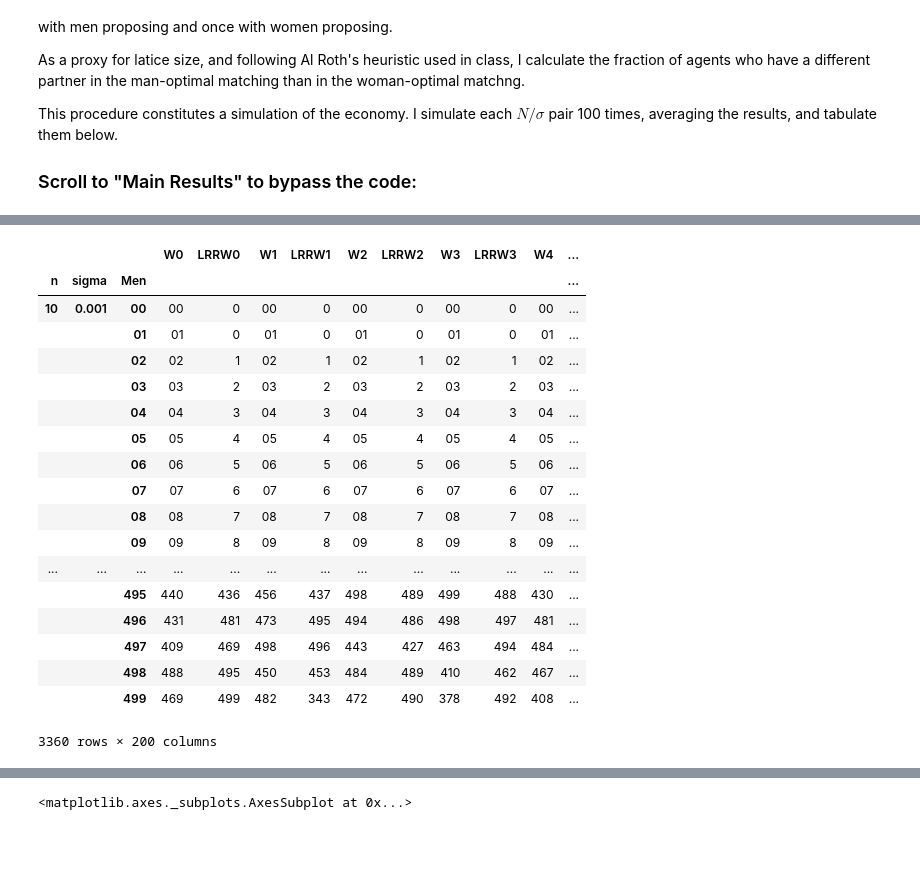
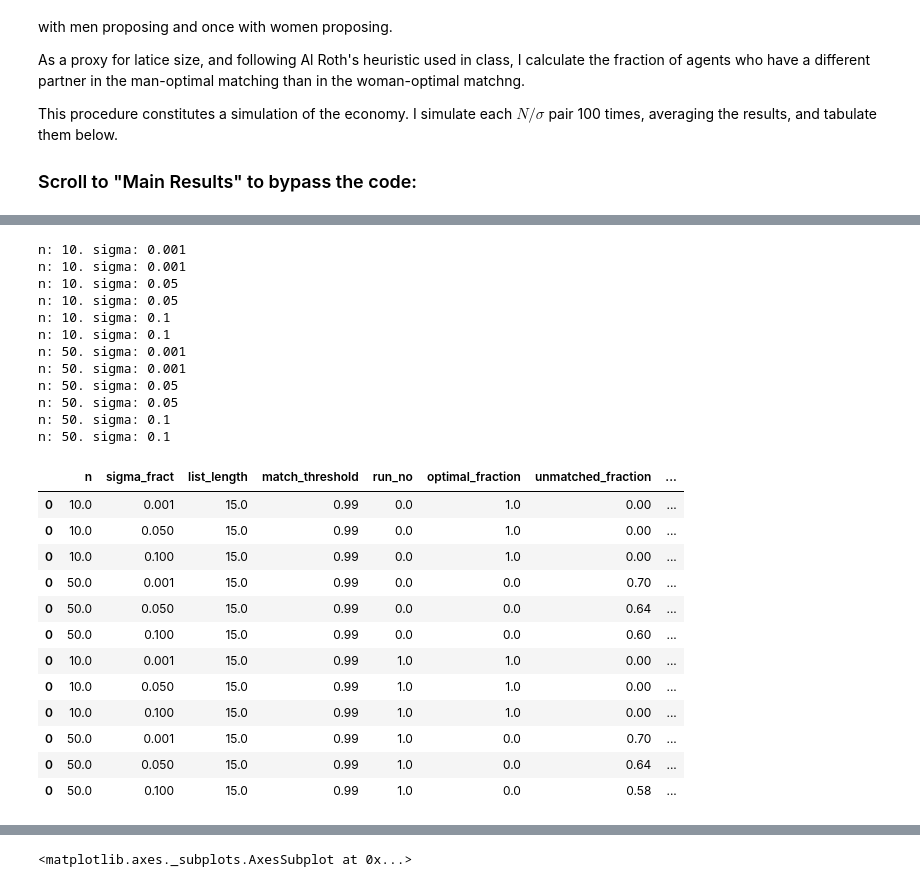
Before and after one commit to tgardnerh/MarketDesign, a Jupyter notebook: Short_Ranklist.ipynb, the cells around one changed output, grey strips where cells are left out. Cells and saved outputs as stored; diff of their text form; code cells hidden in the pictures; blank space fills up the shorter version.

```diff
--- a/Short_Ranklist.ipynb
+++ b/Short_Ranklist.ipynb
@@ -189,43 +256,74 @@ def simulate(run_no):
     #Note that, as noted above, I define the parameters here, within a program. This is bad.
     #Also note that the code in this block changes a bit as I add to the "results" object without
     #re-running the entire simulation
-    sizes = [10, 50, 500, 5000]
-    sigmas = [.001,.005, .01,.05, .1]
+    sizes = [10, 50]
+    #, 500, 1500]
+    sigmas = [.001,.05, .1]
     #Slopyness ends here
 
     result = pd.DataFrame()
     for n in sizes:
         for sigma_fraction in sigmas:
-            result = result.append(GS_Sim(n, sigma_fraction, run_no))
+            print("n: "+ str(n) + ". sigma: "+str(sigma_fraction))
+            result = result.append(pd.DataFrame(sim_short(
+                n ,
+                sigma_fraction ,
+                list_length = 15,
+                match_threshold = .99,
+                run_no = run_no)).T)
 
     return result
 # %%
 
+runs = 2
 
 pool = mp.Pool(processes = (mp.cpu_count()))
 results = pool.map(simulate, range(0,runs))
 pool.close()
 pool.join()
 
-results_df = pd.concat(results, sort=True, axis = 1)
+results_df = pd.concat(results, sort=True, axis = 0)
+
+results_df.columns = ["n",
+    "sigma_fract",
+    "list_length",
+    "match_threshold",
+    "run_no",
+    "optimal_fraction",
+    "unmatched_fraction",
+    "average_unmatched_pctl",
+    "avg_missed_by_pctl",
+    "long_short_same_fract",
+    "avg_missed_by_no_unm_pctl",
+    "core_size",
+    "core_size_long"]
+
+
+
 results_df
 # %% [output]
+n: 10. sigma: 0.001
+n: 10. sigma: 0.001
+n: 10. sigma: 0.05
+n: 10. sigma: 0.05
+n: 10. sigma: 0.1
+n: 10. sigma: 0.1
+n: 50. sigma: 0.001
+n: 50. sigma: 0.001
+n: 50. sigma: 0.05
+n: 50. sigma: 0.05
+n: 50. sigma: 0.1
+n: 50. sigma: 0.1
-|  |  |  | W0 | LRRW0 | W1 | LRRW1 | W2 | LRRW2 | W3 | LRRW3 | W4 | ... |
-| n | sigma | Men |  |  |  |  |  |  |  |  |  | ... |
-| 10 | 0.001 | 00 | 00 | 0 | 00 | 0 | 00 | 0 | 00 | 0 | 00 | ... |
-|  |  | 01 | 01 | 0 | 01 | 0 | 01 | 0 | 01 | 0 | 01 | ... |
-|  |  | 02 | 02 | 1 | 02 | 1 | 02 | 1 | 02 | 1 | 02 | ... |
-|  |  | 03 | 03 | 2 | 03 | 2 | 03 | 2 | 03 | 2 | 03 | ... |
-|  |  | 04 | 04 | 3 | 04 | 3 | 04 | 3 | 04 | 3 | 04 | ... |
-|  |  | 05 | 05 | 4 | 05 | 4 | 05 | 4 | 05 | 4 | 05 | ... |
-|  |  | 06 | 06 | 5 | 06 | 5 | 06 | 5 | 06 | 5 | 06 | ... |
-|  |  | 07 | 07 | 6 | 07 | 6 | 07 | 6 | 07 | 6 | 07 | ... |
-|  |  | 08 | 08 | 7 | 08 | 7 | 08 | 7 | 08 | 7 | 08 | ... |
-|  |  | 09 | 09 | 8 | 09 | 8 | 09 | 8 | 09 | 8 | 09 | ... |
-| ... | ... | ... | ... | ... | ... | ... | ... | ... | ... | ... | ... | ... |
-|  |  | 495 | 440 | 436 | 456 | 437 | 498 | 489 | 499 | 488 | 430 | ... |
-|  |  | 496 | 431 | 481 | 473 | 495 | 494 | 486 | 498 | 497 | 481 | ... |
-|  |  | 497 | 409 | 469 | 498 | 496 | 443 | 427 | 463 | 494 | 484 | ... |
-|  |  | 498 | 488 | 495 | 450 | 453 | 484 | 489 | 410 | 462 | 467 | ... |
-|  |  | 499 | 469 | 499 | 482 | 343 | 472 | 490 | 378 | 492 | 408 | ... |
+|  | n | sigma_fract | list_length | match_threshold | run_no | optimal_fraction | unmatched_fraction | ... |
+| 0 | 10.0 | 0.001 | 15.0 | 0.99 | 0.0 | 1.0 | 0.00 | ... |
+| 0 | 10.0 | 0.050 | 15.0 | 0.99 | 0.0 | 1.0 | 0.00 | ... |
+| 0 | 10.0 | 0.100 | 15.0 | 0.99 | 0.0 | 1.0 | 0.00 | ... |
+| 0 | 50.0 | 0.001 | 15.0 | 0.99 | 0.0 | 0.0 | 0.70 | ... |
+| 0 | 50.0 | 0.050 | 15.0 | 0.99 | 0.0 | 0.0 | 0.64 | ... |
+| 0 | 50.0 | 0.100 | 15.0 | 0.99 | 0.0 | 0.0 | 0.60 | ... |
+| 0 | 10.0 | 0.001 | 15.0 | 0.99 | 1.0 | 1.0 | 0.00 | ... |
+| 0 | 10.0 | 0.050 | 15.0 | 0.99 | 1.0 | 1.0 | 0.00 | ... |
+| 0 | 10.0 | 0.100 | 15.0 | 0.99 | 1.0 | 1.0 | 0.00 | ... |
+| 0 | 50.0 | 0.001 | 15.0 | 0.99 | 1.0 | 0.0 | 0.70 | ... |
+| 0 | 50.0 | 0.050 | 15.0 | 0.99 | 1.0 | 0.0 | 0.64 | ... |
+| 0 | 50.0 | 0.100 | 15.0 | 0.99 | 1.0 | 0.0 | 0.58 | ... |
-3360 rows × 200 columns
```
Also changed, not shown: parts of 7 cells of this notebook.
